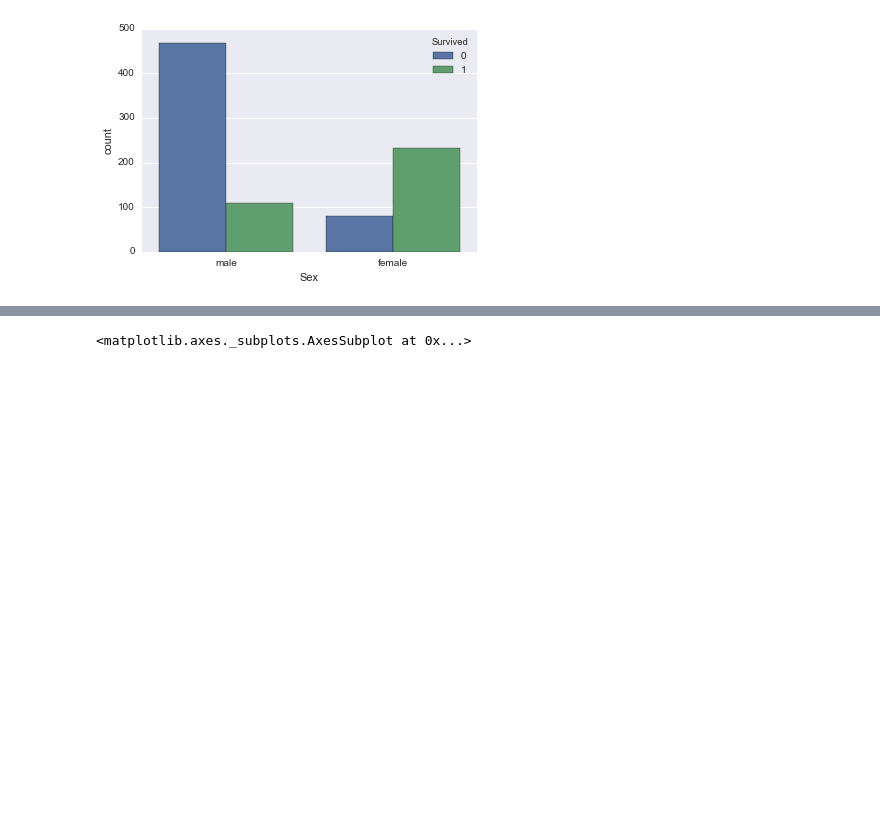
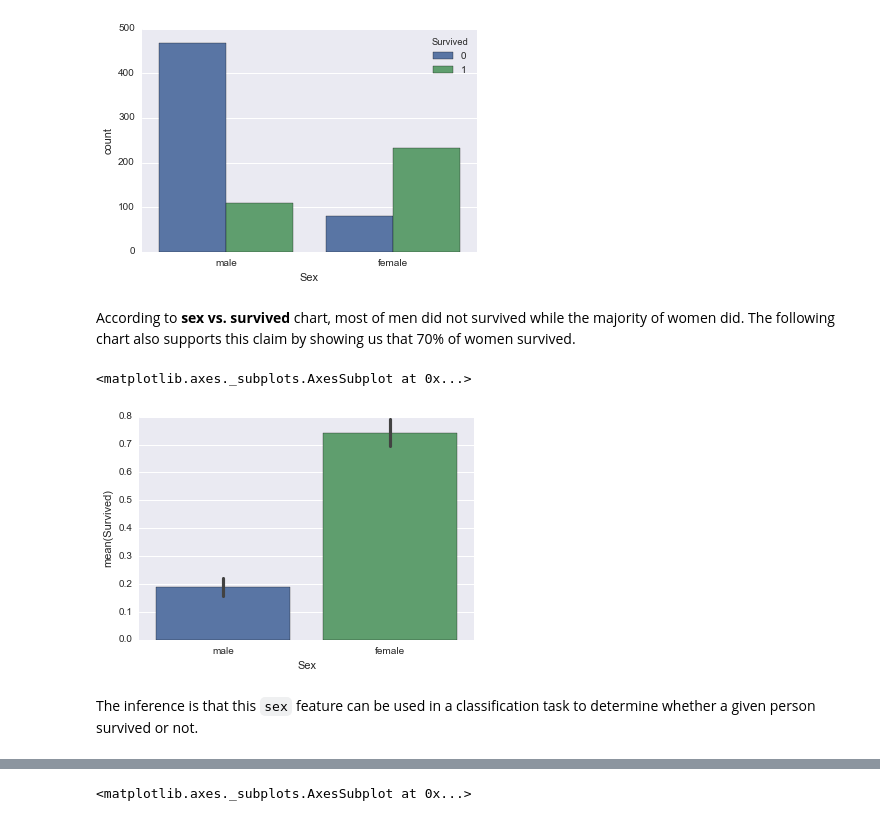
Before and after one commit to muatik/machine-learning-examples, a Jupyter notebook: titanic-data-exploration.ipynb, the cells around one changed output, grey strips where cells are left out. Drawn from its saved outputs; the diff is of its cells as text; code cells hidden in the pictures; blank space fills up the shorter version.

```diff
--- a/titanic-data-exploration.ipynb
+++ b/titanic-data-exploration.ipynb
@@ -109,3 +116,12 @@ sns.countplot(data=df, hue="Survived", x="Sex")
 # %% [output]
 <matplotlib.axes._subplots.AxesSubplot at 0x...>
 [figure]
+# %% [markdown]
+According to **sex vs. survived** chart, most of men did not survived while the majority of women did. The following chart also supports this claim by showing us that 70% of women survived.
+# %%
+sns.barplot(data=df, x="Sex", y="Survived")
+# %% [output]
+<matplotlib.axes._subplots.AxesSubplot at 0x...>
+[figure, added]
+# %% [markdown]
+The inference is that this `sex` feature can be used in a classification task to determine whether a given person survived or not.
```
Also changed, not shown: parts of 11 cells of this notebook, 5 other files.
